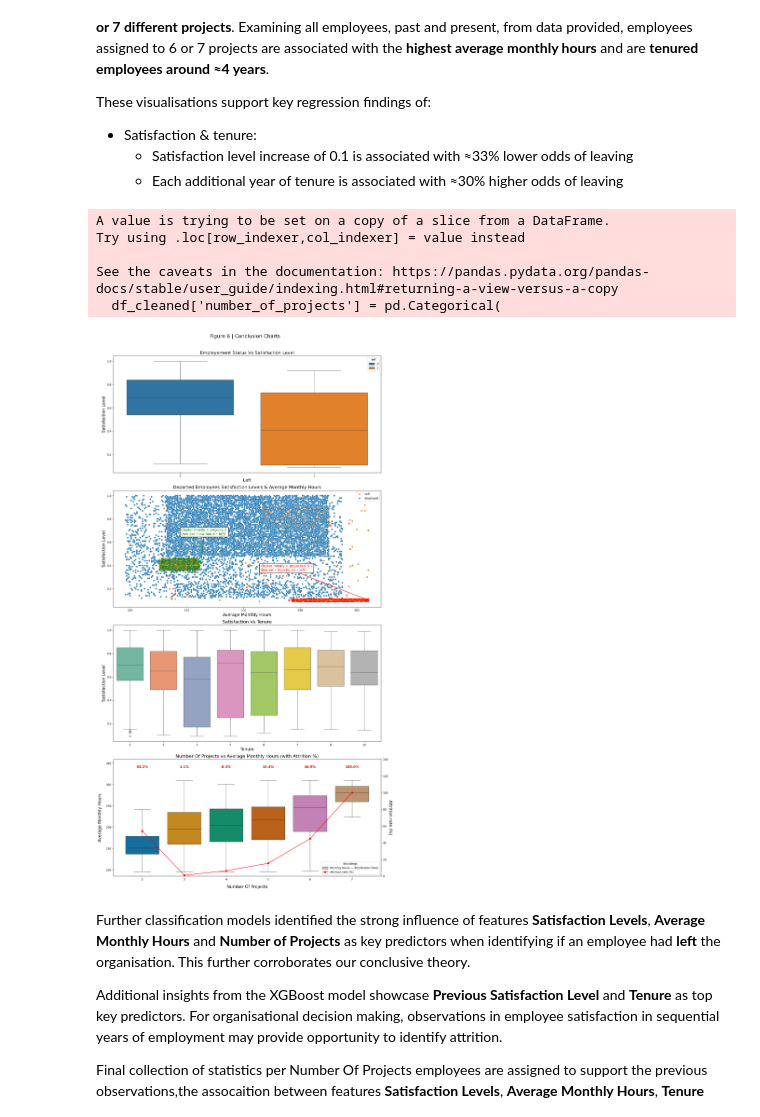
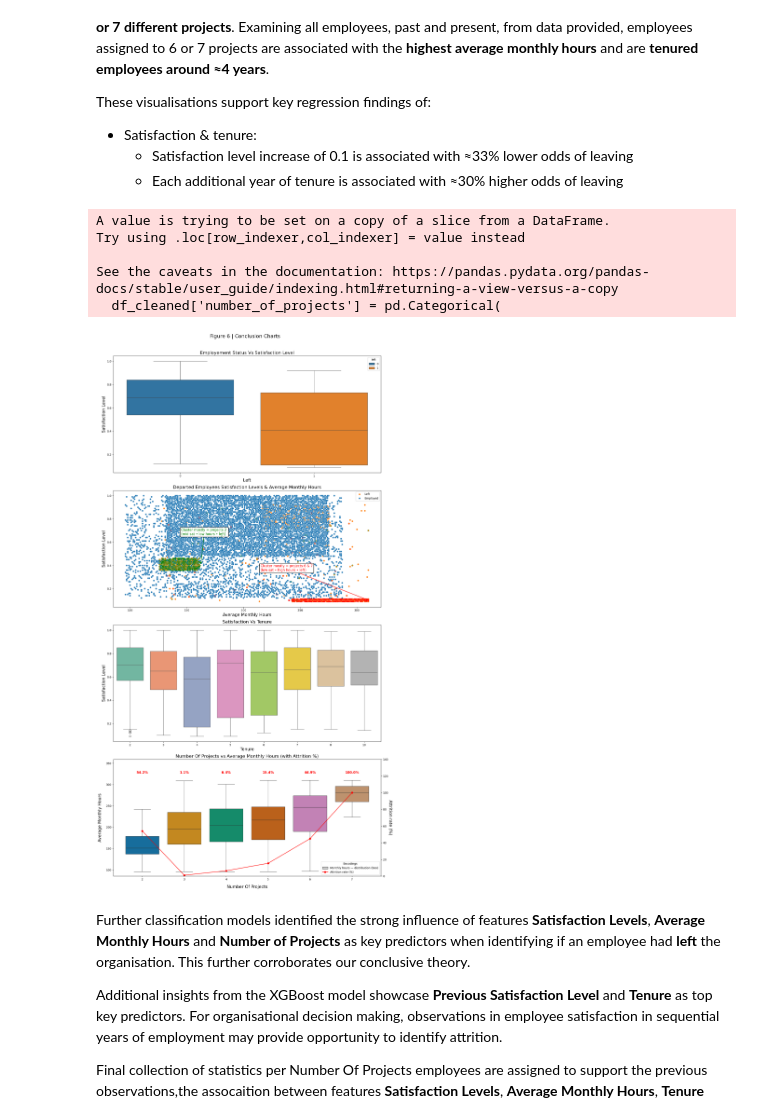
Before and after one commit to Mitch-P-Analyst/Salifort-Motors, a Jupyter notebook: notebooks/01_notebook.ipynb, the cells around one changed output. Drawn from its saved outputs; the diff is of its cells as text; code cells hidden in the pictures.

Commit message:
Figures

```diff
--- a/notebooks/01_notebook.ipynb
+++ b/notebooks/01_notebook.ipynb
@@ -1504,7 +1504,7 @@ ax4.set_ylim(ymin, ymax * 1.12)
 # Add % labels centered above each box
 for i, (p, rate) in enumerate(attr_rate.items()):
     ax4.text(
-        i, ymax * 1.05, f'{rate:.1f}%',
+        i, ymax * 1.01, f'{rate:.1f}%',
         ha='center', va='bottom', fontsize=12, fontweight='bold',color='red'
     )
 
@@ -1519,35 +1519,35 @@ ax4b.grid(False)      # keep the boxplot grid only
 box_proxy  = Patch(facecolor='lightgray', edgecolor='k',
                    label='Monthly hours — distribution (box)')
 line_proxy = Line2D([0],[0], color='red', marker='o', lw=2,
                     label='Attrition rate (%)')
 
 ax4.legend(
     handles=[box_proxy, line_proxy],
     loc='lower right', frameon=True, title='Encodings'
 )
 
 
 
 
 
 # Save & Export
 # Save Fig
 save_path = os.path.join(OUTPUTS,'Figure_6_Conclusion_Charts.png')
 plt.savefig(save_path)
 
 
 
 
 # Display & Layout
-fig_6.subplots_adjust(left=0.10, right=0.98, bottom=0.08, top=0.92, hspace=0.38)
+fig_6.subplots_adjust(left=0.10, right=0.98, bottom=0.05, top=0.92, hspace=0.38)
 plt.tight_layout(rect=[0, 0.05, 1, 0.97])
 # %% [output]
 A value is trying to be set on a copy of a slice from a DataFrame.
 Try using .loc[row_indexer,col_indexer] = value instead
 
 See the caveats in the documentation: https://pandas.pydata.org/pandas-docs/stable/user_guide/indexing.html#returning-a-view-versus-a-copy
   df_cleaned['number_of_projects'] = pd.Categorical(
-[figure, old version]
+[figure, new version]
 # %% [markdown]
 Further classification models identified the strong influence of features **Satisfaction Levels**, **Average Monthly Hours** and **Number of Projects** as key predictors when identifying if an employee had **left** the organisation. This further corroborates our conclusive theory.
 
```
Also changed, not shown: 4 other files.
